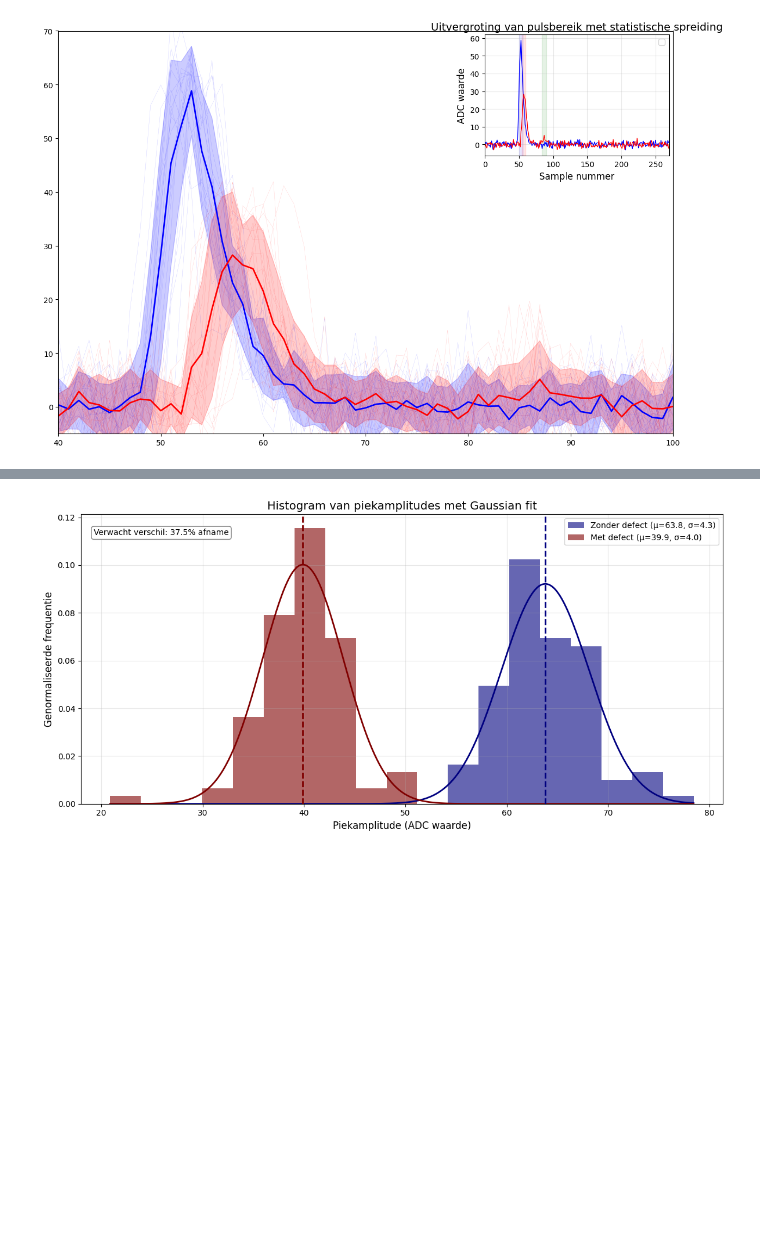
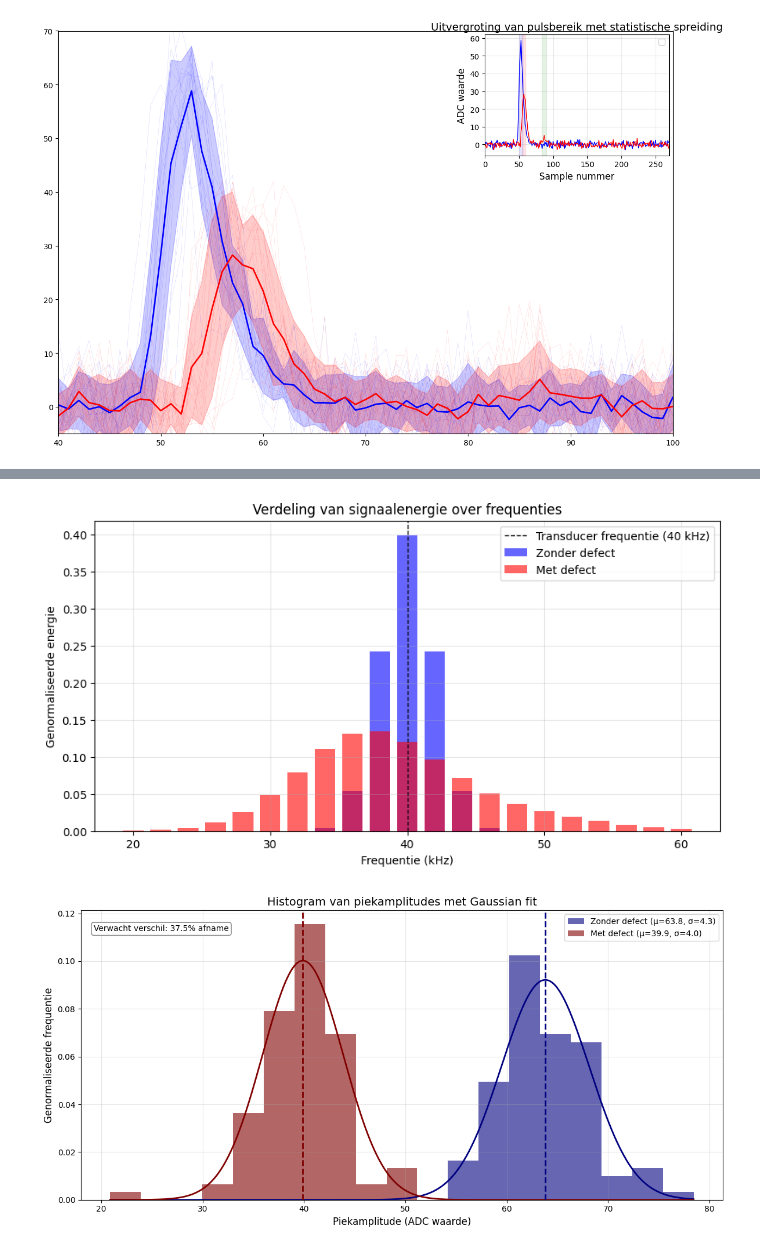
Before and after one commit to Qrax/Futura_stage, a Jupyter notebook: PvA/making_plots.ipynb, the cells around one changed output, grey strips where cells are left out. Saved outputs shown, nothing was run; the diff lists cells and outputs as text; code cells hidden in the pictures; blank space fills up the shorter version.

```diff
--- a/PvA/making_plots.ipynb
+++ b/PvA/making_plots.ipynb
@@ -1307,3 +1691,36 @@ SyntaxError: unexpected EOF while parsing (3522672128.py, line 260)
+# %%
+import numpy as np
+import matplotlib.pyplot as plt
+
+# Simuleer een histogram van frequenties zonder defect (nauw piek rond 40 kHz)
+freq_bins = np.arange(20, 61, 2)  # Van 20 kHz tot 60 kHz in stappen van 2 kHz
+no_defect_distribution = np.exp(-0.5 * ((freq_bins - 40) / 2) ** 2)  # Smalle piek bij 40 kHz
+no_defect_distribution /= np.sum(no_defect_distribution)  # Normaliseren
+
+# Simuleer een histogram van frequenties met defect (breder en verplaatst)
+with_defect_distribution = np.exp(-0.5 * ((freq_bins - 37) / 5) ** 2)  # Piek verschoven naar ~37 kHz
+with_defect_distribution += 0.2 * np.exp(-0.5 * ((freq_bins - 47) / 6) ** 2)  # Extra spreiding naar hogere frequenties
+with_defect_distribution /= np.sum(with_defect_distribution)  # Normaliseren
+
+# Plot het histogram
+plt.figure(figsize=(10, 5))
+plt.bar(freq_bins, no_defect_distribution, width=1.5, color='blue', alpha=0.6, label="Zonder defect")
+plt.bar(freq_bins, with_defect_distribution, width=1.5, color='red', alpha=0.6, label="Met defect")
+
+# Markeer de transducer frequentie
+plt.axvline(40, color='black', linestyle='--', linewidth=1, label="Transducer frequentie (40 kHz)")
+
+# Labels en titel
+plt.xlabel("Frequentie (kHz)")
+plt.ylabel("Genormaliseerde energie")
+plt.title("Verdeling van signaalenergie over frequenties")
+plt.legend()
+plt.grid(alpha=0.3)
+
+# Toon de plot
+plt.show()
+# %% [output]
+[figure, added]
 # %%
 import numpy as np
 import matplotlib.pyplot as plt
```
Also changed, not shown: parts of 3 cells of this notebook.
